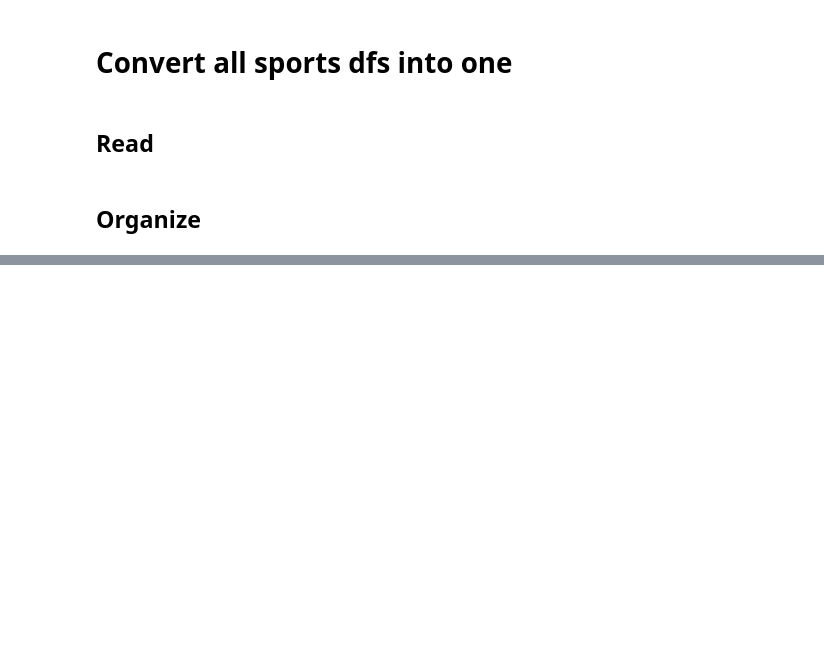
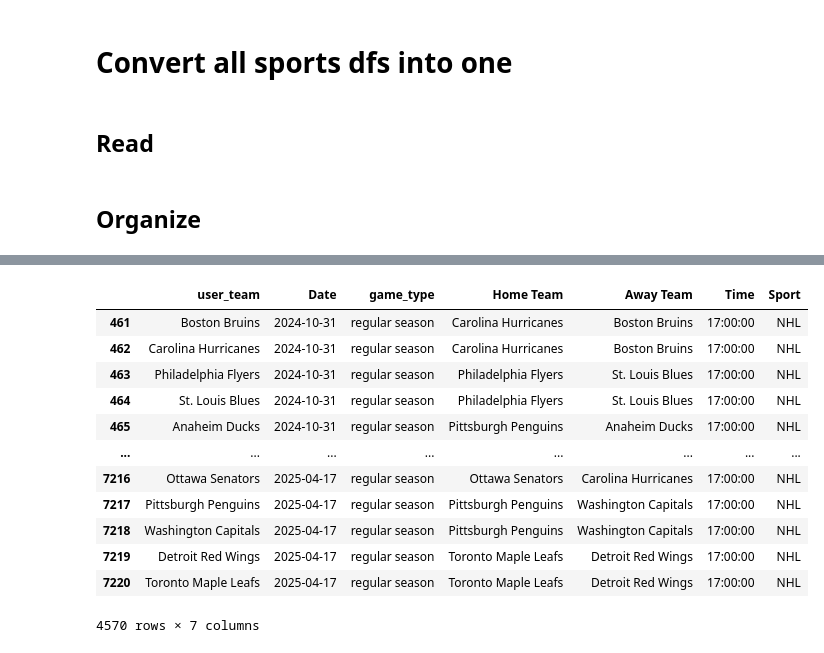
Before and after one commit to chriskopel/project_w, a Jupyter notebook: 2024_10_28__all_in_one/notebooks/all_sports_sandbox.ipynb, the cells around one changed output, grey strips where cells are left out. Saved outputs shown, nothing was run; the diff lists cells and outputs as text; code cells hidden in the pictures; blank space fills up the shorter version.

```diff
--- a/2024_10_28__all_in_one/notebooks/all_sports_sandbox.ipynb
+++ b/2024_10_28__all_in_one/notebooks/all_sports_sandbox.ipynb
@@ -107,0 +144,16 @@ df_nhl[df_nhl['Date'] >= today]
+# %%
+df_fin_future[df_fin_future['Sport'].isin(['NBA','NHL'])]
+# %% [output]
+|  | user_team | Date | game_type | Home Team | Away Team | Time | Sport |
+| 461 | Boston Bruins | 2024-10-31 | regular season | Carolina Hurricanes | Boston Bruins | 17:00:00 | NHL |
+| 462 | Carolina Hurricanes | 2024-10-31 | regular season | Carolina Hurricanes | Boston Bruins | 17:00:00 | NHL |
+| 463 | Philadelphia Flyers | 2024-10-31 | regular season | Philadelphia Flyers | St. Louis Blues | 17:00:00 | NHL |
+| 464 | St. Louis Blues | 2024-10-31 | regular season | Philadelphia Flyers | St. Louis Blues | 17:00:00 | NHL |
+| 465 | Anaheim Ducks | 2024-10-31 | regular season | Pittsburgh Penguins | Anaheim Ducks | 17:00:00 | NHL |
+| ... | ... | ... | ... | ... | ... | ... | ... |
+| 7216 | Ottawa Senators | 2025-04-17 | regular season | Ottawa Senators | Carolina Hurricanes | 17:00:00 | NHL |
+| 7217 | Pittsburgh Penguins | 2025-04-17 | regular season | Pittsburgh Penguins | Washington Capitals | 17:00:00 | NHL |
+| 7218 | Washington Capitals | 2025-04-17 | regular season | Pittsburgh Penguins | Washington Capitals | 17:00:00 | NHL |
+| 7219 | Detroit Red Wings | 2025-04-17 | regular season | Toronto Maple Leafs | Detroit Red Wings | 17:00:00 | NHL |
+| 7220 | Toronto Maple Leafs | 2025-04-17 | regular season | Toronto Maple Leafs | Detroit Red Wings | 17:00:00 | NHL |
+4570 rows × 7 columns
```
Also changed, not shown: parts of 13 cells of this notebook.
